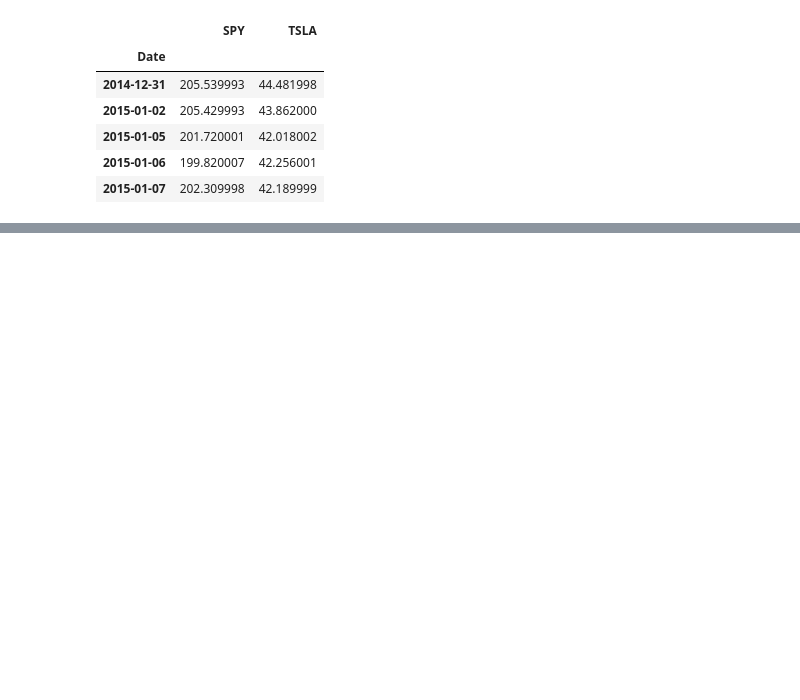
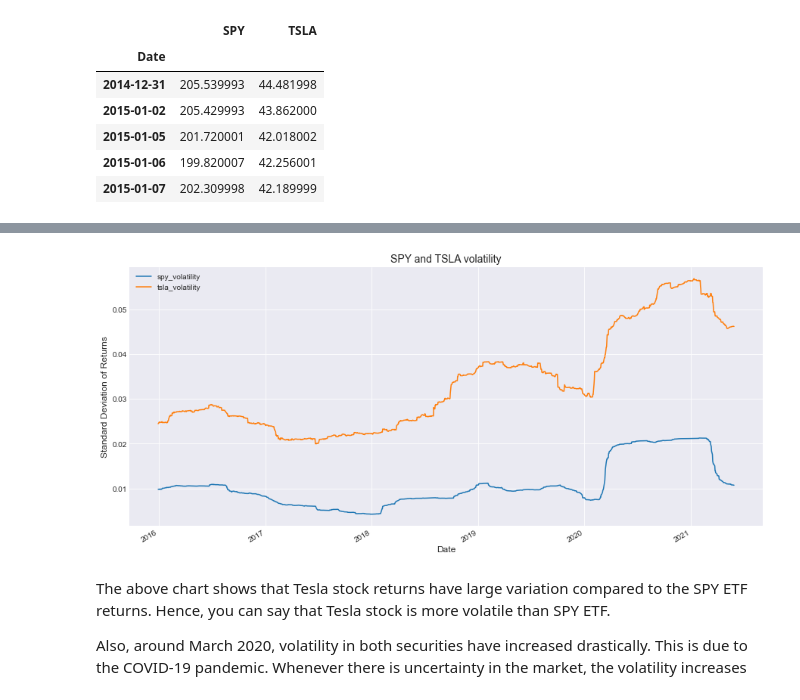
Before and after one commit to cmj123/portfolio_sizing_in_trading, a Jupyter notebook: position_sizing_terms.ipynb, the cells around one changed output, grey strips where cells are left out. Drawn from its saved outputs; the diff is of its cells as text; code cells hidden in the pictures; blank space fills up the shorter version.

Commit message:
Calcualted rolling volatility

```diff
--- a/position_sizing_terms.ipynb
+++ b/position_sizing_terms.ipynb
@@ -55,0 +71,5 @@ price_data.head()
+# %%
+# Calculate daily returns of SPY and Tesla
+price_data['spy_daily_returns'] =  price_data['SPY'].pct_change()
+price_data['tsla_daily_returns'] = price_data['TSLA'].pct_change()
+price_data.head()
@@ -55,0 +98,7 @@ price_data.head()
+# %%
+# Calculate rolling standard deviation of SPY and TSLA
+price_data['spy_volatility'] = price_data['spy_daily_returns'].rolling(252).std()
+price_data['tsla_volatility'] =  price_data['tsla_daily_returns'].rolling(252).std()
+
+# Drop NaN values
+price_data = price_data.dropna()
@@ -55,0 +122,15 @@ price_data.head()
+# %%
+# Plot Volatility of SPY and Tesla
+price_data[['spy_volatility', 'tsla_volatility']].plot(figsize=(15,7))
+
+# Set the titel and axes labels
+plt.title('SPY and TSLA volatility', fontsize=14)
+plt.xlabel('Date', fontsize=12)
+plt.ylabel('Standard Deviation of Returns', fontsize=12)
+plt.show()
+# %% [output]
+[figure, added]
+# %% [markdown]
+The above chart shows that Tesla stock returns have large variation compared to the SPY ETF returns. Hence, you can say that Tesla stock is more volatile than SPY ETF.
+
+Also, around March 2020, volatility in both securities have increased drastically. This is due to the COVID-19 pandemic. Whenever there is uncertainty in the market, the volatility increases
```
Also changed, not shown: parts of 5 cells of this notebook.
